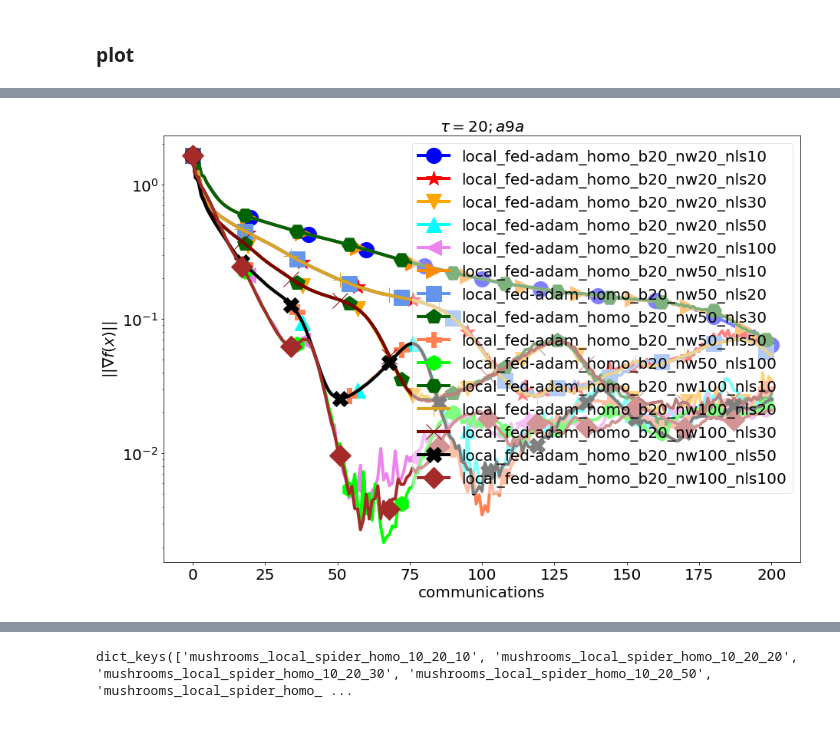
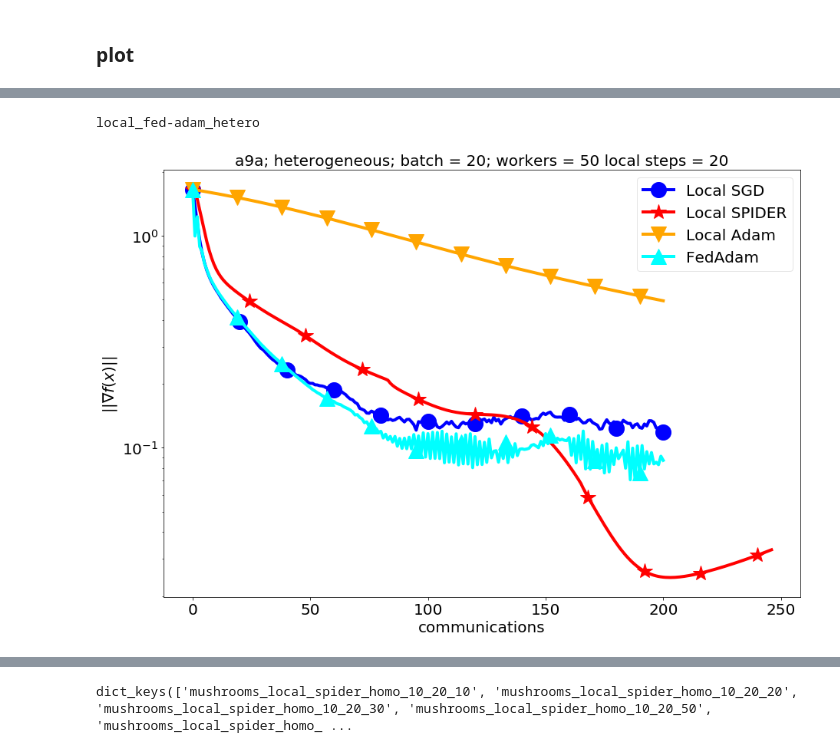
Before and after one commit to mstkachev/Sirius_project_optimization, a Jupyter notebook: log_reg_experiment/log_reg_experimnt.ipynb, the cells around one changed output, grey strips where cells are left out. Drawn from its saved outputs; the diff is of its cells as text; code cells hidden in the pictures.

```diff
--- a/log_reg_experiment/log_reg_experimnt.ipynb
+++ b/log_reg_experiment/log_reg_experimnt.ipynb
@@ -280,6 +275,16 @@ experiment_name_ar = ["local_spider_hetero"]
 experiment_name_ar = ["local_sgd_homo"]
 experiment_name_ar = ["local_adam_homo"]
 experiment_name_ar = ["local_fed-adam_homo"]
+experiment_name_ar = ["local_sgd_hetero"]
+
+experiment_name_ar = ["local_fed-adam_hetero"]
+
+#experiment_name_ar = ["local_spider_hetero", "local_sgd_homo", "local_adam_homo", "local_fed-adam_homo"]
+
+experiment_name_ar = ["local_sgd_homo", "local_spider_homo", "local_adam_homo", "local_fed-adam_homo"]
+experiment_name_ar = ["local_sgd_hetero", "local_spider_hetero", "local_adam_hetero", "local_fed-adam_hetero"]
+
+#experiment_name_ar = ["local_adam_hetero"]
 
 dataset_ar = ["a9a"]
 #dataset_ar = ["mushrooms"]
@@ -296,11 +301,11 @@ LAUNCH_NUMBERS = 2
 launch_number_ar = np.arange(1, LAUNCH_NUMBERS)
 num_workers_ar = [20, 50, 100]
 
-#num_workers_ar = [100]
+num_workers_ar = [50]
 
-num_local_steps_ar = [10, 20, 30, 50, 100]
+num_local_steps_ar = [20, 30, 50, 100]
 
-#num_local_steps_ar = [100]
+num_local_steps_ar = [20]
 
 
 tol = 1e-12
@@ -337,7 +342,22 @@ for i, (experiment_name, dataset, num_workers, num_local_steps, batch_size) in \
 
     id_label = experiment
     #label = id_label
-    label = '{0}_b{1}_nw{2}_nls{3}'.format(experiment_name, batch_size, num_workers, num_local_steps)
+    if experiment_name == 'local_fed-adam_homo' or experiment_name=="local_fed-adam_hetero":
+        name = "FedAdam"
+
+    if experiment_name == 'local_sgd_homo' or experiment_name=="local_sgd_hetero":
+        name = "Local SGD"
+
+    if experiment_name == 'local_spider_homo' or experiment_name=="local_spider_hetero":
+        name = name = "Local SPIDER"
+
+    if experiment_name == 'local_adam_homo' or experiment_name=="local_adam_hetero":
+        name = "Local Adam"
+
+
+
+   #label = '{0}_b{1}_nw{2}_nls{3}'.format(experiment_name, batch_size, num_workers, num_local_steps)
+    label = '{0}'.format(name)
 
     id_str = "{0}_{1}".format(dataset, experiment)  #####
     id_func = "{0}_{1}".format(dataset, loss_func)  #####
@@ -470,7 +490,6 @@ for j, batch in enumerate(batch_ar):
         logs_path = project_path + "logs1_{0}_{1}/".format(dataset, experiment)
         data_path = project_path + "data_{0}/".format(dataset)
 
-
         if x_axis == "epochs":
             plt.xlabel('epochs')
             if ((id_str in epochs_ar) and id_str in loss_ar):
@@ -523,32 +542,39 @@ for j, batch in enumerate(batch_ar):
     plt.rcParams['legend.fontsize'] = size  # 30
 
     plt.rcParams['axes.titlesize'] = size  # 40
     plt.rcParams['axes.labelsize'] = size  # 40
     plt.rcParams["figure.figsize"] = [13,9]
     plt.yscale('log')
     # plt.xscale('log')
-    plt.title(r"$\tau = {0}; {1}$".format(batch, dataset))
+    print (experiment_name)
+    if experiment_name[-4:] == 'homo':
+        plt.title("{0}; {1}; batch = {2}; workers = {3}; local steps = {4}".format(dataset, "homogeneus", batch, num_workers, num_local_steps))
+
+    if experiment_name[-6:] == 'hetero':
+        plt.title("{0}; {1}; batch = {2}; workers = {3}; local steps = {4}".format(dataset, "heterogeneous", batch, num_workers, num_local_steps))
+
     #plt.ticklabel_format(axis='y', style='sci', scilimits=(1, 4))
     #plt.ticklabel_format(axis='x', style='sci', scilimits=(1, 4))
     #
 
     plt.tight_layout()
     plot_path = project_path + "plot_{0}/".format(dataset)
 
     legend = plt.legend(loc="lower left", framealpha=0.5)
     legend = plt.legend(loc="upper right", framealpha=0.5)
 
     #legend = plt.legend(loc="lower center", framealpha=0.5, ncol=3, bbox_to_anchor=(0.45, -1.2))
     plt.savefig(plot_path + "{0}_{1}_{2}_{3}_{4}_{5}_{6}.pdf".format('-'.join(experiment_name_ar), '-'.join(list(map(str,batch_ar))),
                                                          '-'.join(list(map(str,num_workers_ar))), '-'.join(list(map(str,num_local_steps_ar))),
                                                                  x_axis, y_axis, loss_func))
     plt.show()
     # plt.savefig(plot_path + "{0}_{1}_{2}_{3}.pdf".format('-'.join(experiment_name_ar), x_axis, loss_func, batch))
     #export_legend(legend)
 
 # plt.savefig(plot_path + "{0}_{1}_{2}.pdf".format('-'.join(experiment_name_ar), x_axis, loss_func))
 
 
 # plt.plot()
 # %% [output]
+local_fed-adam_hetero
-[figure, old version]
+[figure, new version]
```
Also changed, not shown: parts of 5 cells of this notebook, 1 other file.
